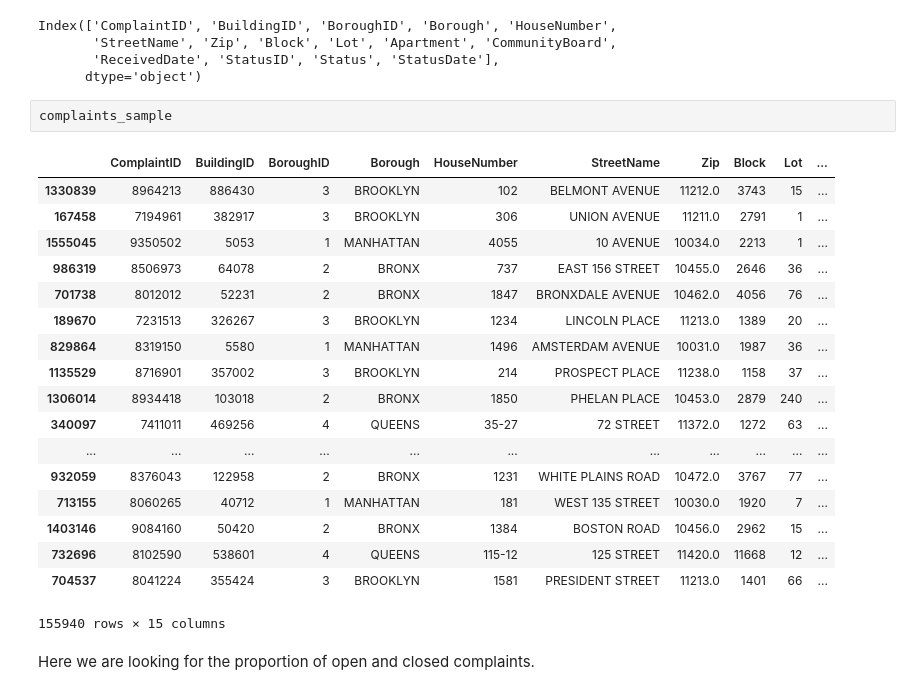
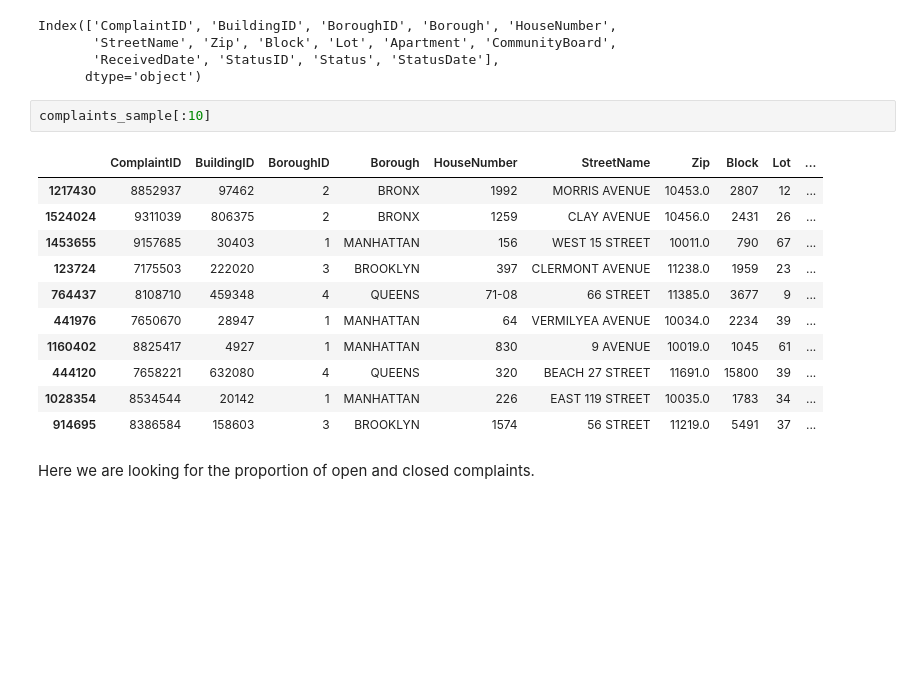
Before and after one commit to amychen/Data_Bootcamp_Final_Project, a Jupyter notebook: housing.ipynb, the cells around one changed output. Saved outputs shown, nothing was run; the diff lists cells and outputs as text; blank space fills up the shorter version.

```diff
--- a/housing.ipynb
+++ b/housing.ipynb
@@ -307,26 +300,19 @@ Index(['ComplaintID', 'BuildingID', 'BoroughID', 'Borough', 'HouseNumber',
        'ReceivedDate', 'StatusID', 'Status', 'StatusDate'],
       dtype='object')
 # %%
-complaints_sample
+complaints_sample[:10]
 # %% [output]
 |  | ComplaintID | BuildingID | BoroughID | Borough | HouseNumber | StreetName | Zip | Block | Lot | ... |
-| 1330839 | 8964213 | 886430 | 3 | BROOKLYN | 102 | BELMONT AVENUE | 11212.0 | 3743 | 15 | ... |
-| 167458 | 7194961 | 382917 | 3 | BROOKLYN | 306 | UNION AVENUE | 11211.0 | 2791 | 1 | ... |
-| 1555045 | 9350502 | 5053 | 1 | MANHATTAN | 4055 | 10 AVENUE | 10034.0 | 2213 | 1 | ... |
-| 986319 | 8506973 | 64078 | 2 | BRONX | 737 | EAST 156 STREET | 10455.0 | 2646 | 36 | ... |
-| 701738 | 8012012 | 52231 | 2 | BRONX | 1847 | BRONXDALE AVENUE | 10462.0 | 4056 | 76 | ... |
-| 189670 | 7231513 | 326267 | 3 | BROOKLYN | 1234 | LINCOLN PLACE | 11213.0 | 1389 | 20 | ... |
-| 829864 | 8319150 | 5580 | 1 | MANHATTAN | 1496 | AMSTERDAM AVENUE | 10031.0 | 1987 | 36 | ... |
-| 1135529 | 8716901 | 357002 | 3 | BROOKLYN | 214 | PROSPECT PLACE | 11238.0 | 1158 | 37 | ... |
-| 1306014 | 8934418 | 103018 | 2 | BRONX | 1850 | PHELAN PLACE | 10453.0 | 2879 | 240 | ... |
-| 340097 | 7411011 | 469256 | 4 | QUEENS | 35-27 | 72 STREET | 11372.0 | 1272 | 63 | ... |
-| ... | ... | ... | ... | ... | ... | ... | ... | ... | ... | ... |
-| 932059 | 8376043 | 122958 | 2 | BRONX | 1231 | WHITE PLAINS ROAD | 10472.0 | 3767 | 77 | ... |
-| 713155 | 8060265 | 40712 | 1 | MANHATTAN | 181 | WEST 135 STREET | 10030.0 | 1920 | 7 | ... |
-| 1403146 | 9084160 | 50420 | 2 | BRONX | 1384 | BOSTON ROAD | 10456.0 | 2962 | 15 | ... |
-| 732696 | 8102590 | 538601 | 4 | QUEENS | 115-12 | 125 STREET | 11420.0 | 11668 | 12 | ... |
-| 704537 | 8041224 | 355424 | 3 | BROOKLYN | 1581 | PRESIDENT STREET | 11213.0 | 1401 | 66 | ... |
+| 1217430 | 8852937 | 97462 | 2 | BRONX | 1992 | MORRIS AVENUE | 10453.0 | 2807 | 12 | ... |
+| 1524024 | 9311039 | 806375 | 2 | BRONX | 1259 | CLAY AVENUE | 10456.0 | 2431 | 26 | ... |
+| 1453655 | 9157685 | 30403 | 1 | MANHATTAN | 156 | WEST 15 STREET | 10011.0 | 790 | 67 | ... |
+| 123724 | 7175503 | 222020 | 3 | BROOKLYN | 397 | CLERMONT AVENUE | 11238.0 | 1959 | 23 | ... |
+| 764437 | 8108710 | 459348 | 4 | QUEENS | 71-08 | 66 STREET | 11385.0 | 3677 | 9 | ... |
+| 441976 | 7650670 | 28947 | 1 | MANHATTAN | 64 | VERMILYEA AVENUE | 10034.0 | 2234 | 39 | ... |
+| 1160402 | 8825417 | 4927 | 1 | MANHATTAN | 830 | 9 AVENUE | 10019.0 | 1045 | 61 | ... |
+| 444120 | 7658221 | 632080 | 4 | QUEENS | 320 | BEACH 27 STREET | 11691.0 | 15800 | 39 | ... |
+| 1028354 | 8534544 | 20142 | 1 | MANHATTAN | 226 | EAST 119 STREET | 10035.0 | 1783 | 34 | ... |
+| 914695 | 8386584 | 158603 | 3 | BROOKLYN | 1574 | 56 STREET | 11219.0 | 5491 | 37 | ... |
-155940 rows × 15 columns
 # %% [markdown]
 Here we are looking for the proportion of open and closed complaints.
 # %%
```
Also changed, not shown: parts of 4 cells of this notebook, 1 other file.
